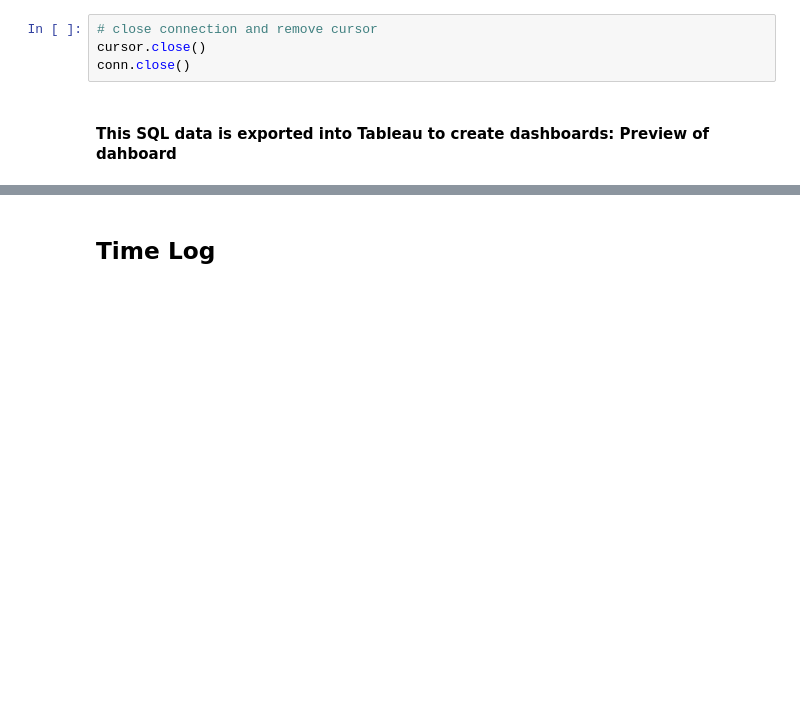
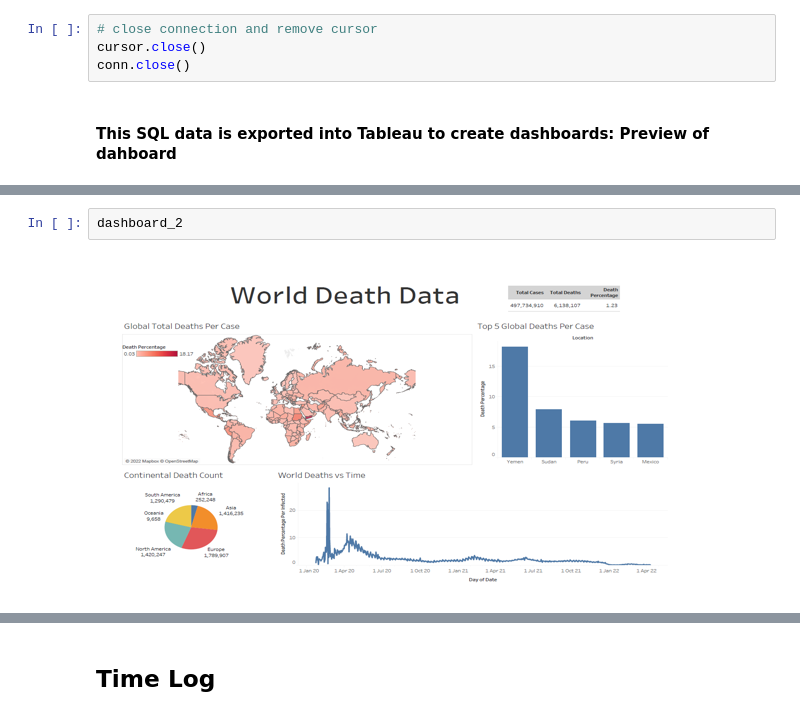
Before and after one commit to aaAbdulkadir/Full_Covid_Project_Analysis, a Jupyter notebook: CovidAutomationProject.ipynb, the cells around one changed output, grey strips where cells are left out. Saved outputs shown, nothing was run; the diff lists cells and outputs as text; blank space fills up the shorter version.

```diff
--- a/CovidAutomationProject.ipynb
+++ b/CovidAutomationProject.ipynb
@@ -1027,0 +1050,4 @@ conn.close()
+# %%
+dashboard_2
+# %% [output]
+[figure, added]
```
Also changed, not shown: parts of 27 cells of this notebook.
